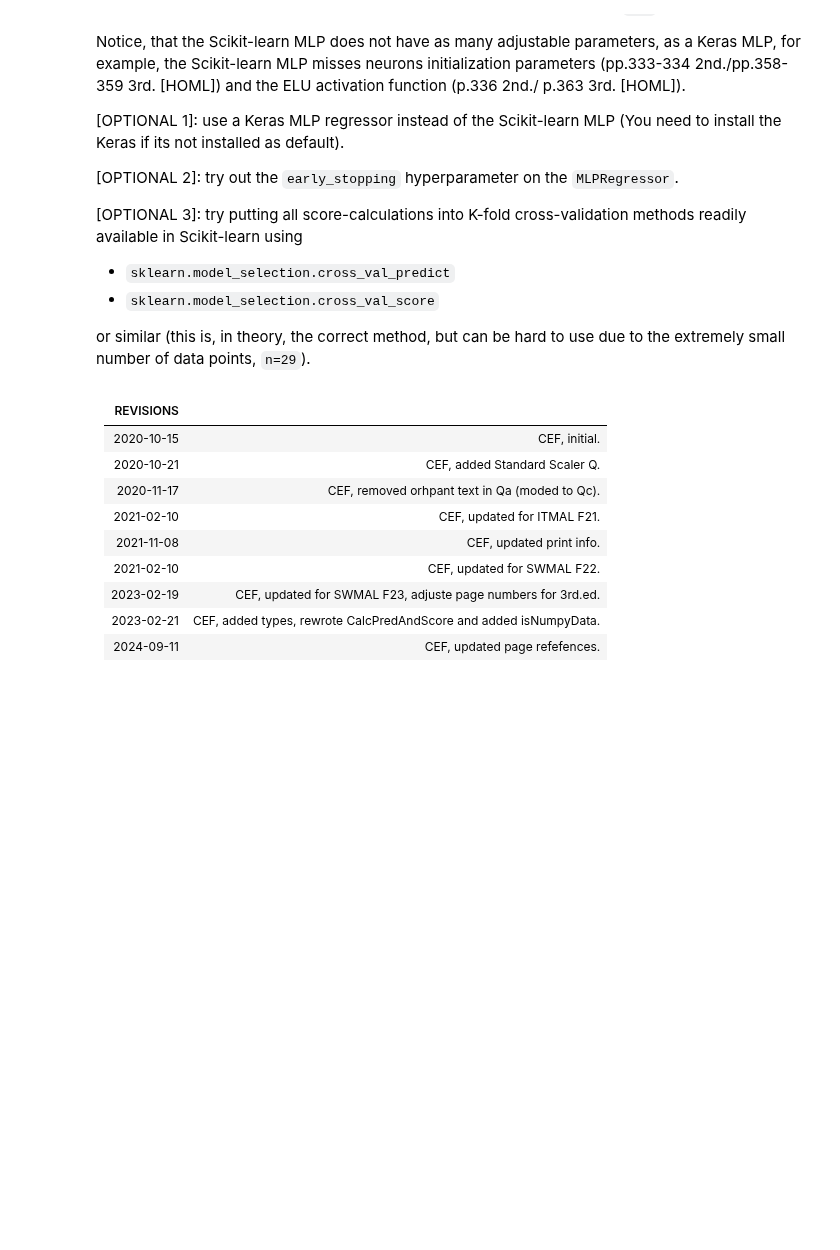
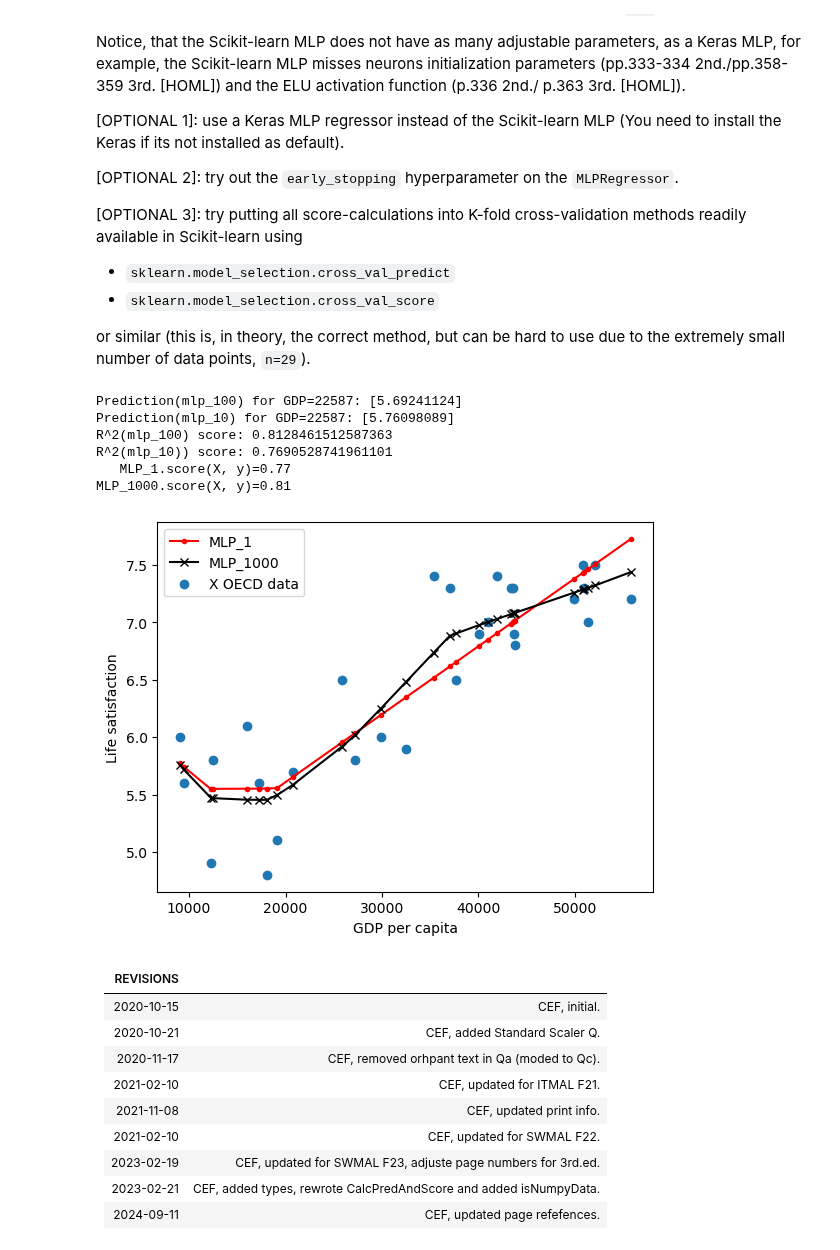
Before and after one commit to Eventid3/mal_grp30, a Jupyter notebook: O2/pipelines.ipynb, the cells around one changed output. Saved outputs shown, nothing was run; the diff lists cells and outputs as text; code cells hidden in the pictures; blank space fills up the shorter version.

Commit message:
More pipelines stuff

```diff
--- a/O2/pipelines.ipynb
+++ b/O2/pipelines.ipynb
@@ -296,3 +294,62 @@ assert False, "TODO: test out various hyperparameters for the MLP.."
+# %%
+from sklearn.pipeline import Pipeline
+from sklearn.preprocessing import StandardScaler
+
+mlp_pipeline_1000 = Pipeline([
+    ("scaler", StandardScaler()),
+    ("mlp", MLPRegressor(
+        hidden_layer_sizes=(100,),
+        solver='adam',
+        activation='relu',
+        tol=1E-5,
+        max_iter=100000,
+        verbose=False
+    ))
+])
+
+mlp_pipeline_1 = Pipeline([
+    ("scaler", StandardScaler()),
+    ("mlp", MLPRegressor(
+        hidden_layer_sizes=(5,),
+        solver='adam',
+        activation='relu',
+        tol=1E-5,
+        max_iter=100000,
+        verbose=False
+    ))
+])
+
+# Fit model
+mlp_pipeline_1000.fit(X, y)
+mlp_pipeline_1.fit(X, y)
+
+y_pred_100 = mlp_pipeline_1000.predict(X)
+y_pred_10 = mlp_pipeline_1.predict(X)
+
+# Example prediction for Cyprus
+x_new = [[22587]]
+print("Prediction(mlp_100) for GDP=22587:", mlp_pipeline_1000.predict(x_new))
+print("Prediction(mlp_10) for GDP=22587:", mlp_pipeline_1.predict(x_new))
+
+# Score
+print("R^2(mlp_100) score:", mlp_pipeline_1000.score(X, y))
+print("R^2(mlp_10)) score:", mlp_pipeline_1.score(X, y))
+
+PlotModels(mlp_pipeline_1, mlp_pipeline_1000, X, y, "MLP_1", "MLP_1000")
+plt.show()
+# With 1 single node we gamble a lot.
+# With 2 nodes its still a gamble.
+# With 5 nodes we dont risk anything anymore.
+# With many nodes it doesnt really matter.
+# With 10000 it becomes a parabola
+# %% [output]
+Prediction(mlp_100) for GDP=22587: [5.69241124]
+Prediction(mlp_10) for GDP=22587: [5.76098089]
+R^2(mlp_100) score: 0.8128461512587363
+R^2(mlp_10)) score: 0.7690528741961101
+   MLP_1.score(X, y)=0.77
+MLP_1000.score(X, y)=0.81
+[figure, added]
 # %% [markdown]
 REVISIONS||
 :-|:-|
```
Also changed, not shown: parts of 5 cells of this notebook, 1 other file.
